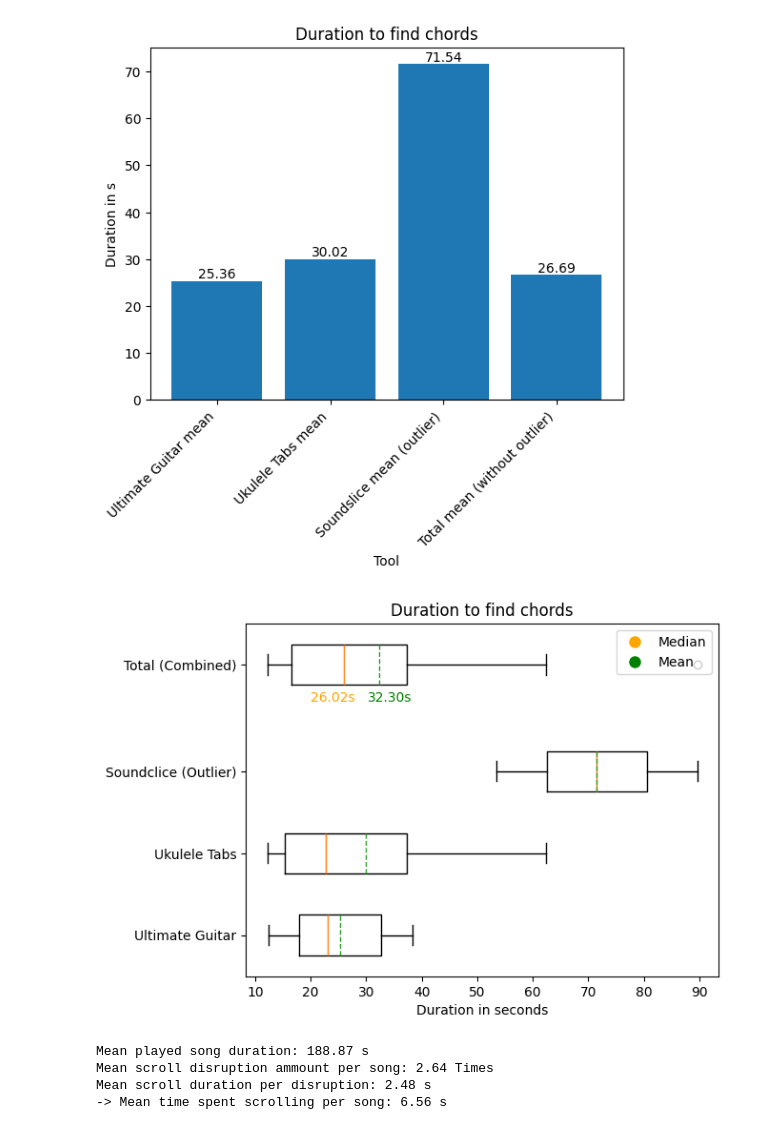
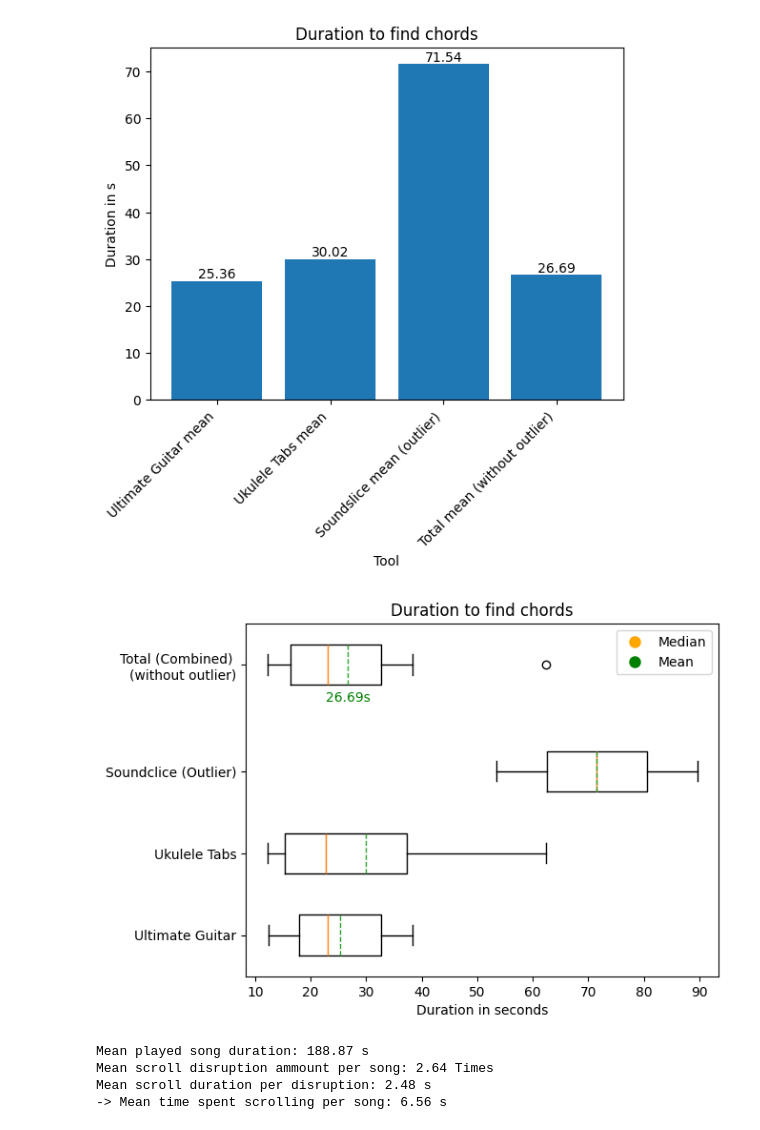
Before and after one commit to simonroedig/ChordSync_Study, a Jupyter notebook: study_analysis_task_performance.ipynb, the cells around one changed output. Cells and saved outputs as stored; diff of their text form; code cells hidden in the pictures.

```diff
--- a/study_analysis_task_performance.ipynb
+++ b/study_analysis_task_performance.ipynb
@@ -185,41 +185,45 @@ duration_to_find_chords_until_uku_tab = [16.44, 12.23, 29.01, 62.41]
 duration_to_find_chords_until_soundslice = [89.62, 53.47]
 
 all_chord_finding_durations = duration_to_find_chords_until_ug + duration_to_find_chords_until_uku_tab + duration_to_find_chords_until_soundslice
+all_chord_finding_durations_no_outlier = duration_to_find_chords_until_ug + duration_to_find_chords_until_uku_tab
 
 data = [duration_to_find_chords_until_ug,
         duration_to_find_chords_until_uku_tab,
         duration_to_find_chords_until_soundslice,
-        all_chord_finding_durations]
+        all_chord_finding_durations_no_outlier]
 
 medians = [statistics.median(d) for d in data]
 
 # Calculate means
 means = [statistics.mean(d) for d in data]
+duration_find_chords_mean_no_outlier = statistics.mean(all_chord_finding_durations_no_outlier)
+
 
 # Labels for x-axis
-labels = ['Ultimate Guitar', 'Ukulele Tabs', 'Soundclice (Outlier)', 'Total (Combined)']
+labels = ['Ultimate Guitar', 'Ukulele Tabs', 'Soundclice (Outlier)', 'Total (Combined) \n(without outlier)']
 
 # Plotting boxplots
 plt.boxplot(data, labels=labels, vert=False, positions=[1, 2, 3, 4.3], meanline=True, showmeans=True)
 
 # Adding labels and title
 plt.xlabel('Duration in seconds')
 plt.title('Duration to find chords')
 
 median_legend = plt.Line2D([0], [0], marker='o', color='w', markerfacecolor='orange', markersize=10, label='Median')
 mean_legend = plt.Line2D([0], [0], marker='o', color='w', markerfacecolor='green', markersize=10, label='Mean')
 plt.legend(handles=[median_legend, mean_legend], loc="upper right")
 
 # plt.text(medians[0], 0.6, f'{medians[0]:.2f}s', ha='center', va='center', color='orange')
 # plt.text(medians[1], 1.6, f'{medians[1]:.2f}s', ha='center', va='center', color='orange')
 # plt.text(medians[2], 2.6, f'{medians[2]:.2f}s', ha='center', va='center', color='orange')
-plt.text(medians[3] - 2, 3.9, f'{medians[3]:.2f}s', ha='center', va='center', color='orange')
-plt.text(means[3] + 2, 3.9, f'{means[3]:.2f}s', ha='center', va='center', color='green')
+# plt.text(medians[3] - 2, 3.9, f'{medians[3]:.2f}s', ha='center', va='center', color='orange')
+plt.text(means[3], 3.9, f'{means[3]:.2f}s', ha='center', va='center', color='green')
+
 
 # Show the plot
 plt.show()
 # %% [output]
-[figure, old version]
+[figure, new version]
 # %%
 # Measured on seven participants, as one used "Songslice" (not static, so can't compare with scroll disruptions)
 played_song_duration = [5.49, 3.36,
```
Also changed, not shown: parts of 6 cells of this notebook.
